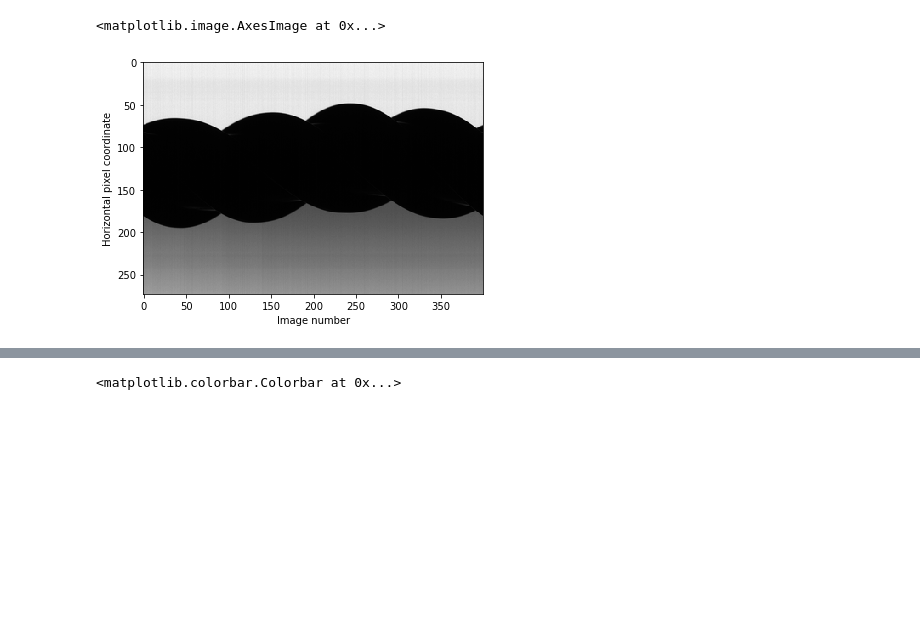
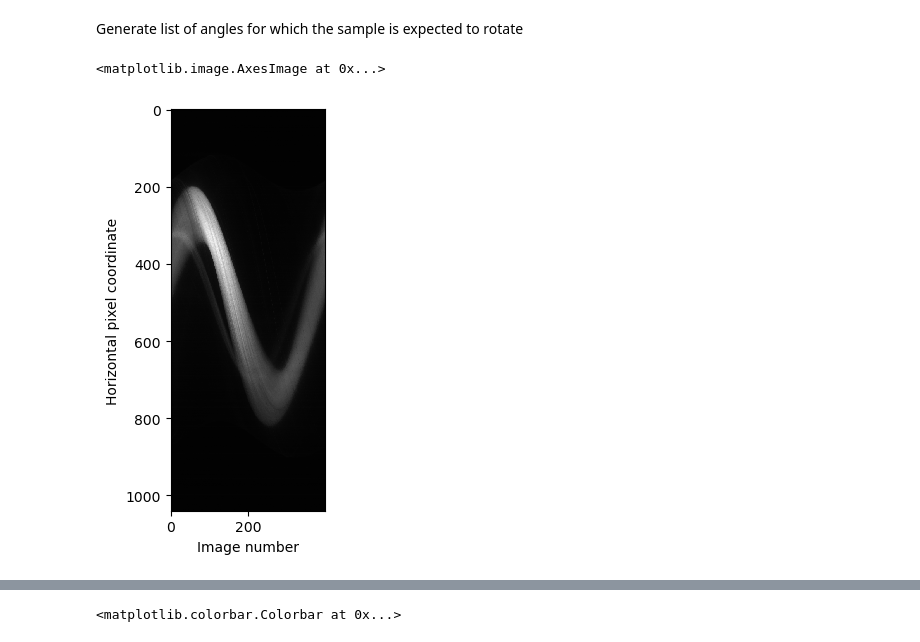
Before and after one commit to kwokkenton/optea, a Jupyter notebook: reconstruction/archive/inverse.ipynb, the cells around one changed output, grey strips where cells are left out. Drawn from its saved outputs; the diff is of its cells as text; code cells hidden in the pictures; blank space fills up the shorter version.

```diff
--- a/reconstruction/archive/inverse.ipynb
+++ b/reconstruction/archive/inverse.ipynb
@@ -14,8 +18,9 @@ from tqdm import tqdm
 # %%
-PATH_TO_IMAGE =  '../data_store/spin_3/MMStack_Pos0.ome.tif'
-PATH_TO_IMAGE =  '../data_store/aligned.tif'
-PATH_TO_IMAGE =  '../data_store/2022-10-10_1433_testrecon/2022-10-10_1433_testrecon_result.tif'
+# PATH_TO_IMAGE =  '../data_store/spin_3/MMStack_Pos0.ome.tif'
+# PATH_TO_IMAGE =  '../data_store/aligned.tif'
+# PATH_TO_IMAGE =  '../data_store/2022-10-10_1433_testrecon/2022-10-10_1433_testrecon_result.tif'
+PATH_TO_IMAGE = '../../../OPT Shared files/1_Data/2022-12-01 broken phantom/1_1/1_1_MMStack_Pos0.ome.tif'
 im = io.imread(PATH_TO_IMAGE)
-# Expect the shape to be in (angles, length, width)
+
 print(im.shape)
 # %% [output]
@@ -23 +34,3 @@ print(im.shape)
+# %% [markdown]
+Generate list of angles for which the sample is expected to rotate
 # %%
@@ -27,12 +39,12 @@ theta = np.linspace(0, 360, np.shape(im)[0], endpoint=False)
 # %%
 # Convert image stack to sinograms
 # Want shape (length, width, angles)
 sinogram = np.moveaxis(im, 0, -1)
 %matplotlib inline
 # Display the sinogram for the first row of pixels
 plt.ylabel('Horizontal pixel coordinate')
 plt.xlabel('Image number')
-io.imshow(sinogram[0])
+io.imshow(sinogram[450])
 # %% [output]
 <matplotlib.image.AxesImage at 0x...>
-[figure, old version]
+[figure, new version]
```
Also changed, not shown: parts of 12 cells of this notebook, 8 other files.
